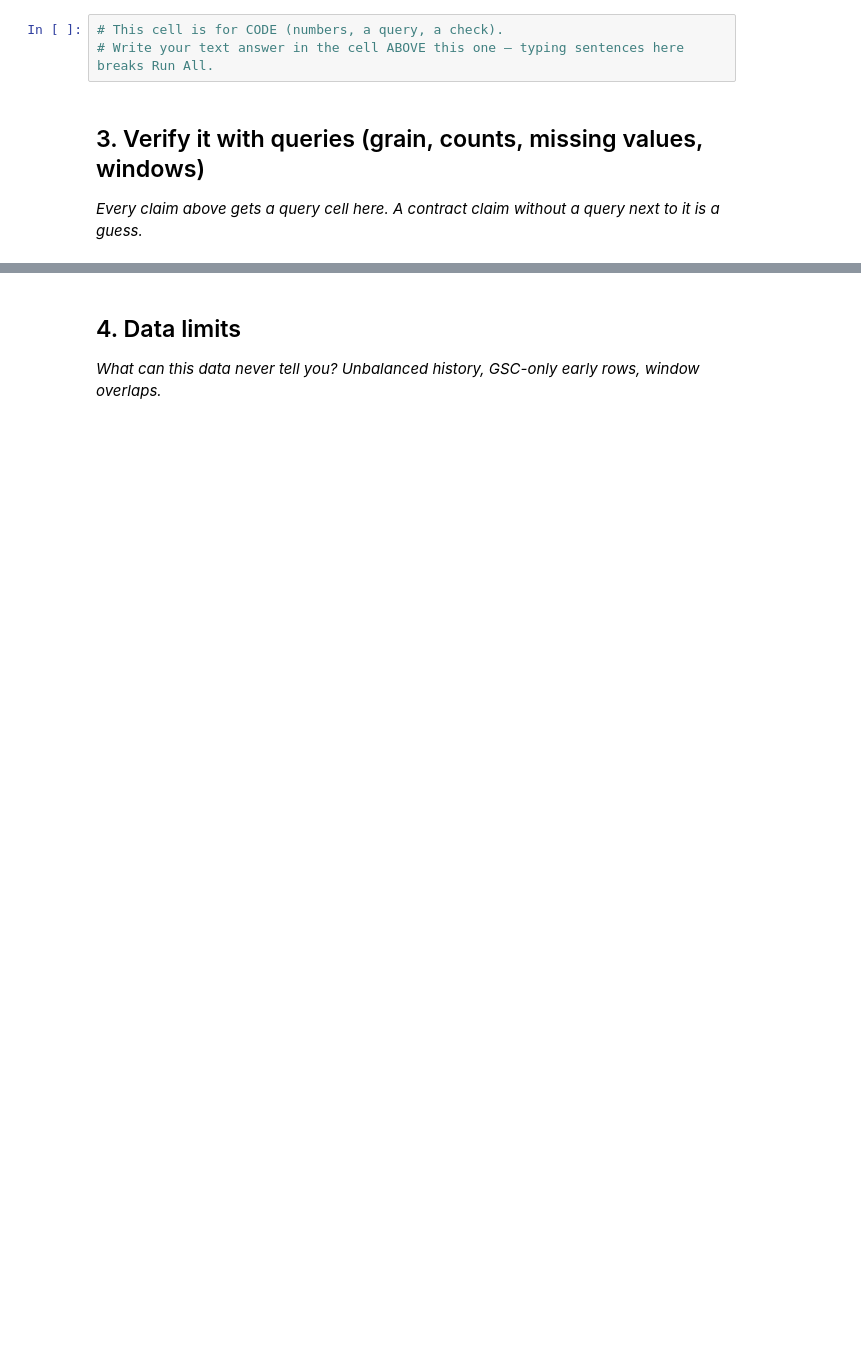
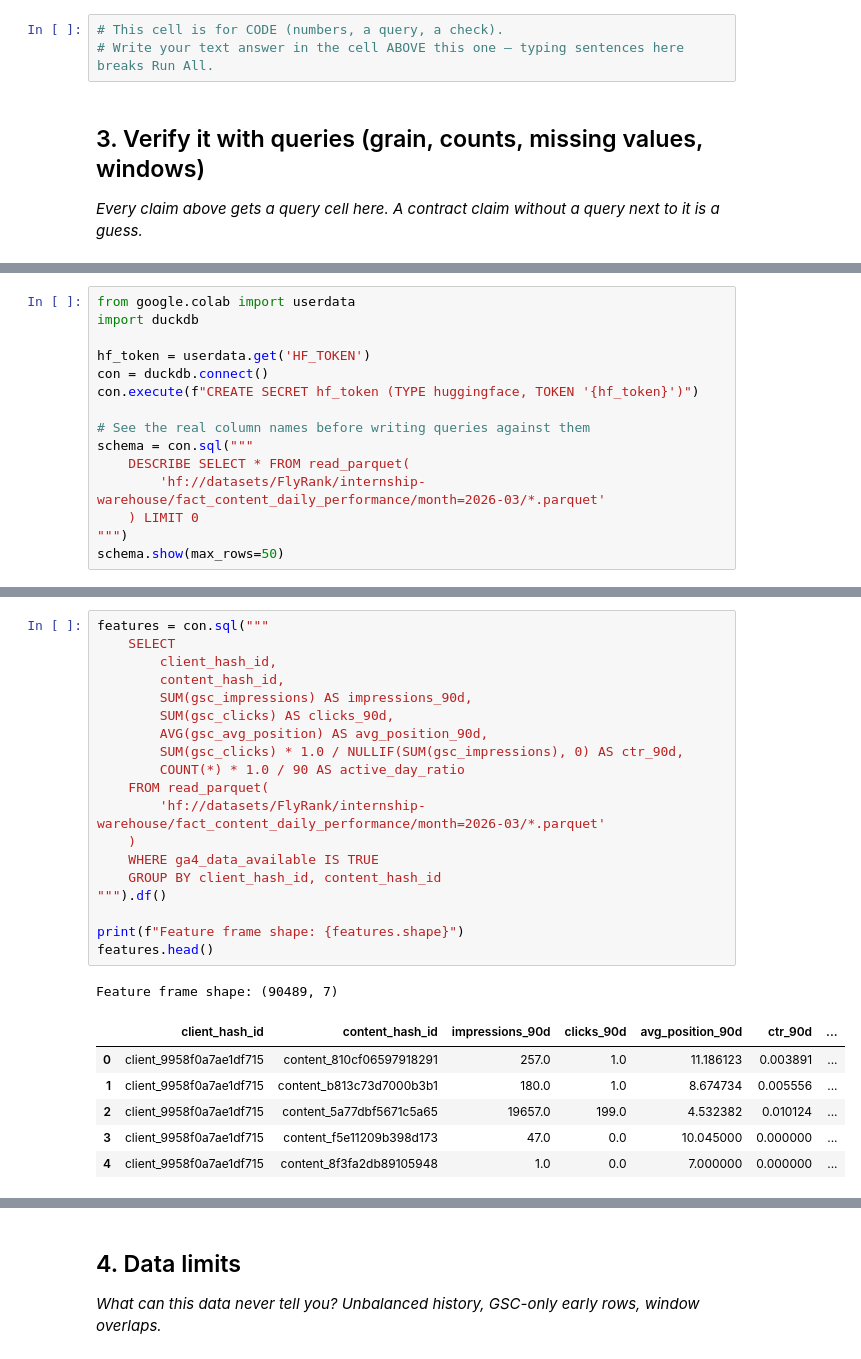
Before and after one commit to MaryumAkram16/flyrank-ml-internship, a Jupyter notebook: work/notebooks/w03_data_contract.ipynb, the cells around one changed output, grey strips where cells are left out. Cells and saved outputs as stored; diff of their text form; blank space fills up the shorter version.

```diff
--- a/work/notebooks/w03_data_contract.ipynb
+++ b/work/notebooks/w03_data_contract.ipynb
@@ -29,0 +46,15 @@ This skeleton is yours to fill. Work the sections **in order** — each one has
+# %%
+from google.colab import userdata
+import duckdb
+
+hf_token = userdata.get('HF_TOKEN')
+con = duckdb.connect()
+con.execute(f"CREATE SECRET hf_token (TYPE huggingface, TOKEN '{hf_token}')")
+
+# See the real column names before writing queries against them
+schema = con.sql("""
+    DESCRIBE SELECT * FROM read_parquet(
+        'hf://datasets/FlyRank/internship-warehouse/fact_content_daily_performance/month=2026-03/*.parquet'
+    ) LIMIT 0
+""")
+schema.show(max_rows=50)
@@ -29,0 +128,27 @@ This skeleton is yours to fill. Work the sections **in order** — each one has
+# %%
+features = con.sql("""
+    SELECT
+        client_hash_id,
+        content_hash_id,
+        SUM(gsc_impressions) AS impressions_90d,
+        SUM(gsc_clicks) AS clicks_90d,
+        AVG(gsc_avg_position) AS avg_position_90d,
+        SUM(gsc_clicks) * 1.0 / NULLIF(SUM(gsc_impressions), 0) AS ctr_90d,
+        COUNT(*) * 1.0 / 90 AS active_day_ratio
+    FROM read_parquet(
+        'hf://datasets/FlyRank/internship-warehouse/fact_content_daily_performance/month=2026-03/*.parquet'
+    )
+    WHERE ga4_data_available IS TRUE
+    GROUP BY client_hash_id, content_hash_id
+""").df()
+
+print(f"Feature frame shape: {features.shape}")
+features.head()
+# %% [output]
+Feature frame shape: (90489, 7)
+|  | client_hash_id | content_hash_id | impressions_90d | clicks_90d | avg_position_90d | ctr_90d | ... |
+| 0 | client_9958f0a7ae1df715 | content_810cf06597918291 | 257.0 | 1.0 | 11.186123 | 0.003891 | ... |
+| 1 | client_9958f0a7ae1df715 | content_b813c73d7000b3b1 | 180.0 | 1.0 | 8.674734 | 0.005556 | ... |
+| 2 | client_9958f0a7ae1df715 | content_5a77dbf5671c5a65 | 19657.0 | 199.0 | 4.532382 | 0.010124 | ... |
+| 3 | client_9958f0a7ae1df715 | content_f5e11209b398d173 | 47.0 | 0.0 | 10.045000 | 0.000000 | ... |
+| 4 | client_9958f0a7ae1df715 | content_8f3fa2db89105948 | 1.0 | 0.0 | 7.000000 | 0.000000 | ... |
```
Also changed, not shown: parts of 11 cells of this notebook.
